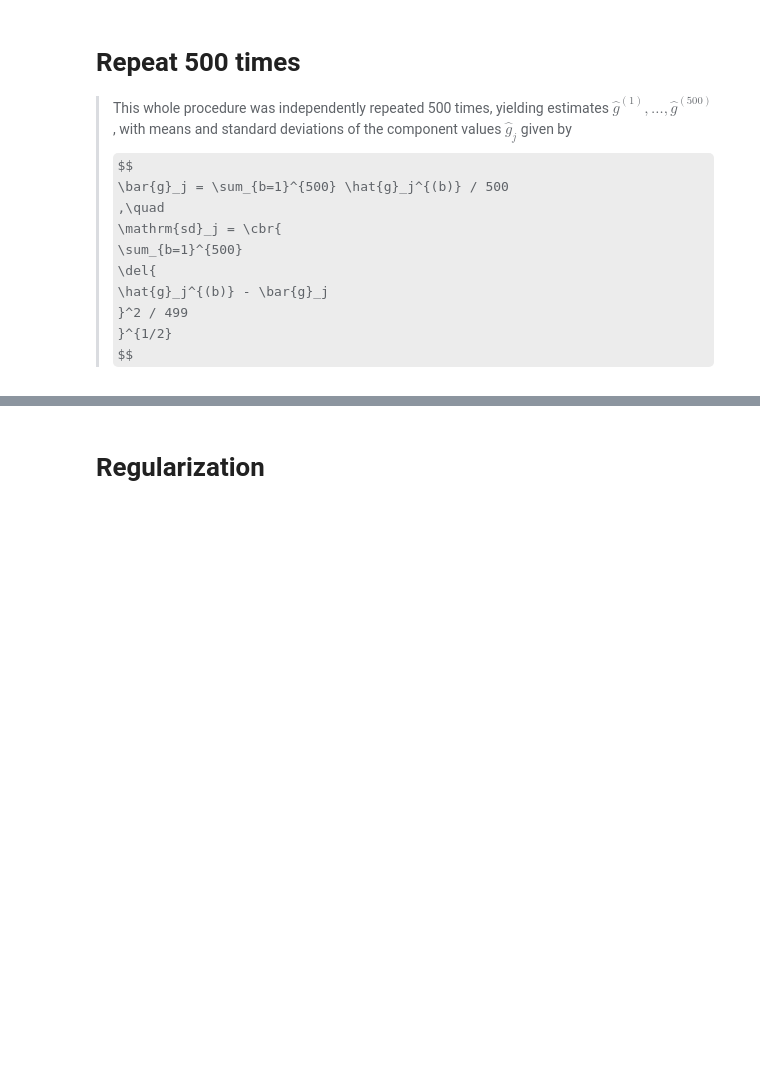
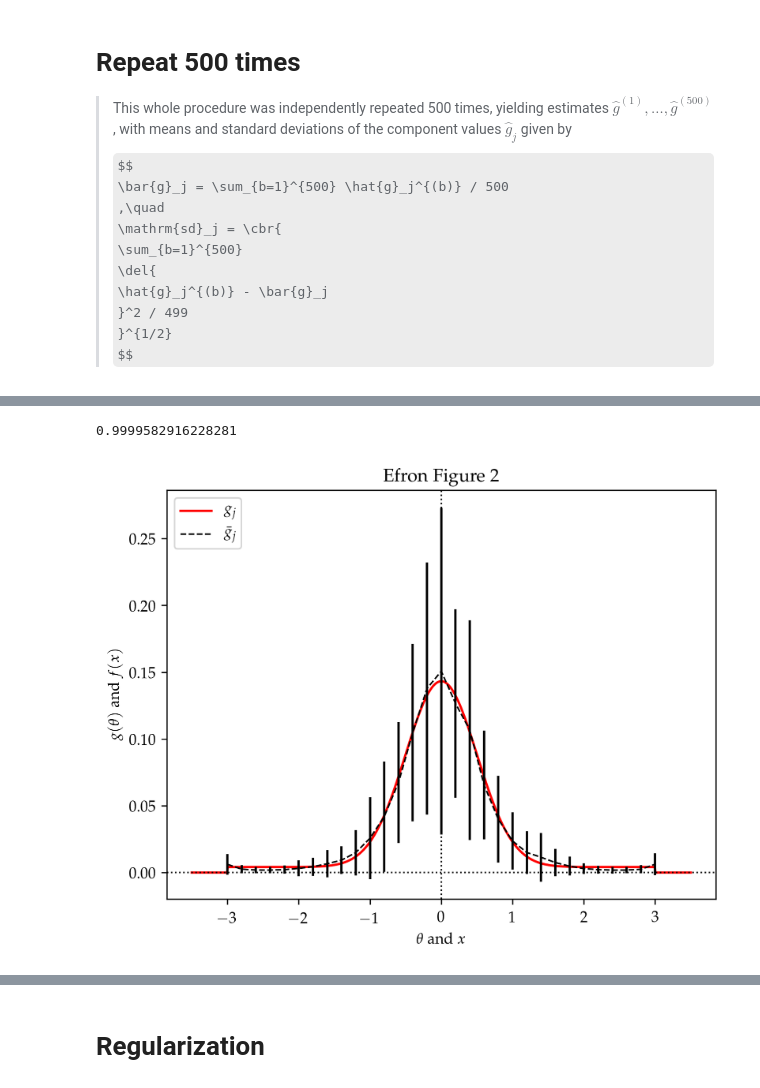
Before and after one commit to maximerischard/DeconvolutionTests.jl, a Jupyter notebook: notebooks/Efron_ExponentialFamily_Splines.ipynb, the cells around one changed output, grey strips where cells are left out. Drawn from its saved outputs; the diff is of its cells as text; code cells hidden in the pictures; some formulas as TeX source; blank space fills up the shorter version.

```diff
--- a/notebooks/Efron_ExponentialFamily_Splines.ipynb
+++ b/notebooks/Efron_ExponentialFamily_Splines.ipynb
@@ -334,7 +355,7 @@ example_gθ = MixtureModel(
         [1/8, 7/8]                       # weights
         )
 example_noise = Normal(0, 1)
-xx = linspace(-3.5, 3.5, 1000)
+xx = range(-3.5, stop=3.5, length=1000)
 plt.plot(xx, pdf.(example_gθ, xx), label=L"g(\theta)")
 plt.ylabel(L"g(\theta)")
 plt.xlabel(L"\theta")
@@ -840,5 +799,5 @@ repeat_efron_example(; regularized=true)
 # %%
-ghat_b = Matrix{Float64}(500, length(d.domain))
+ghat_b = Matrix{Float64}(undef, 500, length(d.domain))
 for b in 1:500
     α_hat = α_fitted_500[b]
     d_hat = ExpoFamSpline.ExpoSpline(d.domain, d.Qbasis, α_hat)
@@ -847,23 +806,27 @@ for b in 1:500
 end
 # %%
 sum(pdf.(example_gθ, xx) .* median(diff(xx)))
+# %% [output]
+0.9999582916228281
 # %%
-gbar = vec(mean(ghat_b, 1))
-gstd = vec(std(ghat_b, 1))
+gbar = vec(mean(ghat_b, dims=1))
+gstd = vec(std(ghat_b, dims=1))
 g_true = pdf.(example_gθ, xx) ./ sum(pdf.(example_gθ, d.domain))
 plt.plot(xx, g_true, label=L"g_j", color="red")
 plt.plot(d.domain, gbar, label=L"\bar{g}_j", color="black", linewidth=1, linestyle="--")
 for j in 1:length(d.domain)
     plt.plot([d.domain[j], d.domain[j]], [gbar[j]-gstd[j], gbar[j]+gstd[j]], "-", color="black")
 end
 plt.axvline(0.0, linestyle=":", color="black", linewidth=1)
 plt.axhline(0.0, linestyle=":", color="black", linewidth=1)
 # plt.fill_between(d.domain, gbar .- gstd, gbar .+ gstd)
 plt.ylabel(L"$g(\theta)$ and $f(x)$")
 plt.xlabel(L"$\theta$ and $x$")
 plt.legend(loc="upper left")
 plt.title("Efron Figure 2")
 ;
+# %% [output]
+[figure, added]
 # %%
 for b in 1:500
     plt.plot(ghat_b[b, :], alpha=0.1, linewidth=1)
```
Also changed, not shown: parts of 61 cells of this notebook, 7 other files.
